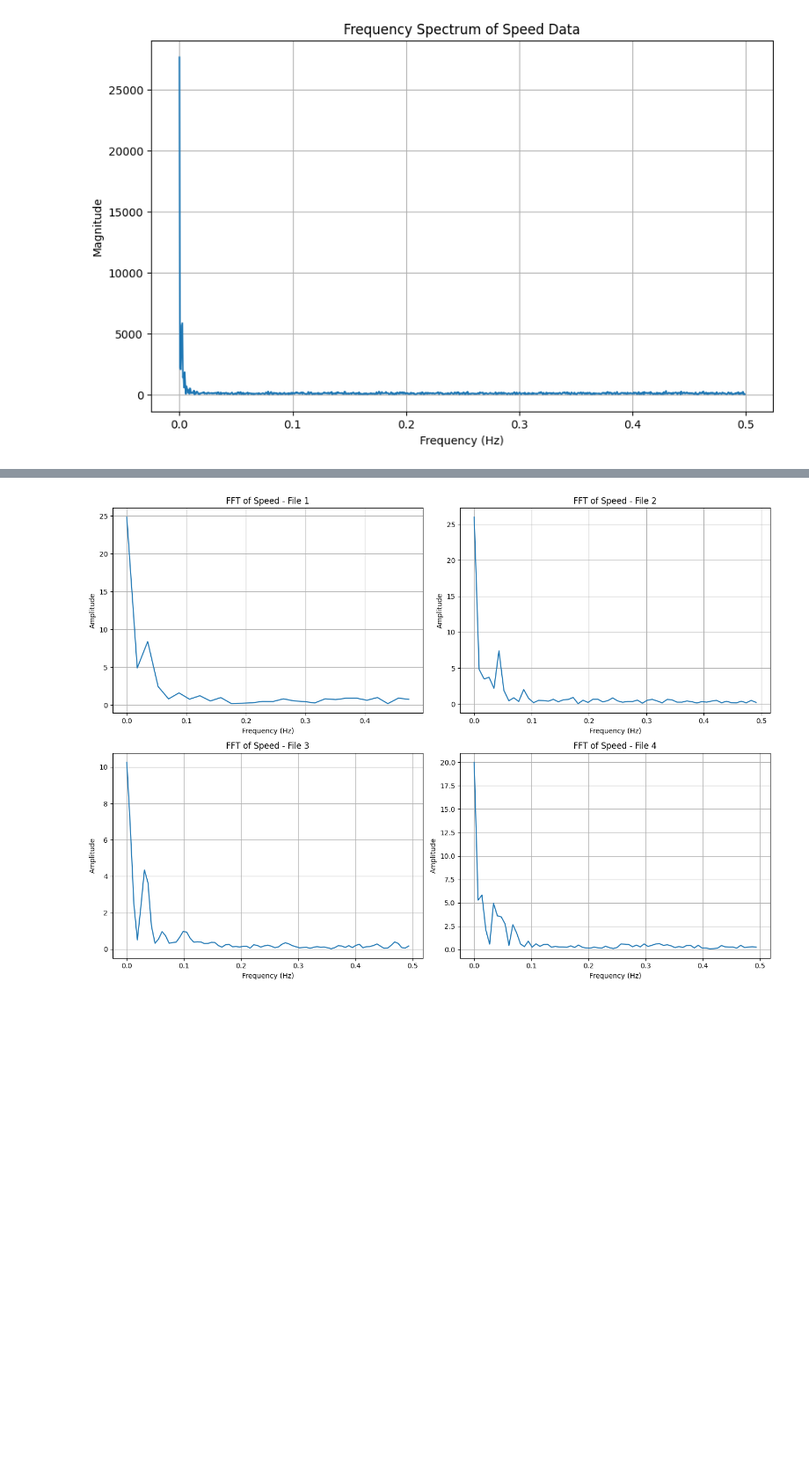
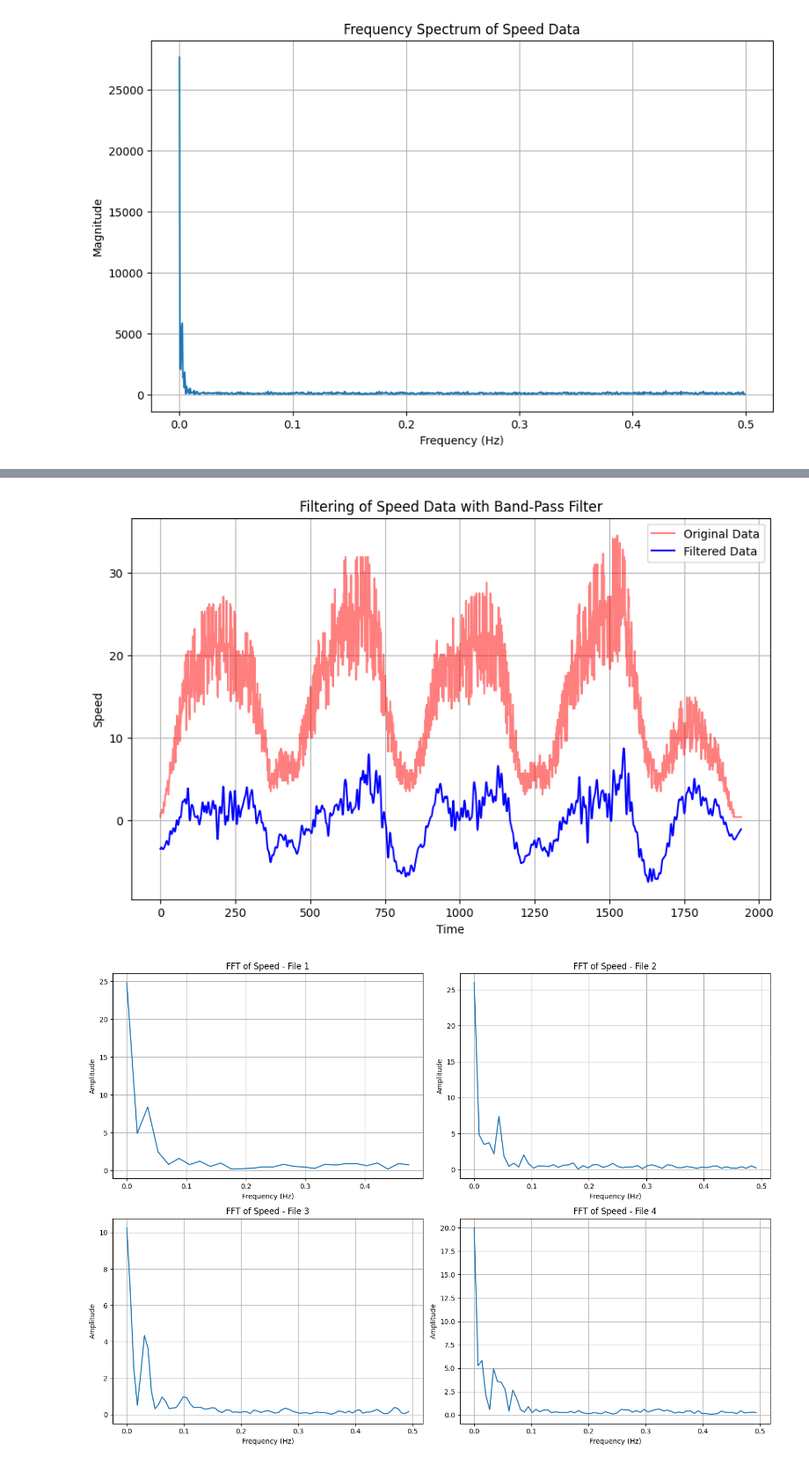
Before and after one commit to aliftffd/Data_kalibrasi, a Jupyter notebook: data.ipynb, the cells around one changed output, grey strips where cells are left out. Shown at 88% size. Saved outputs shown, nothing was run; the diff lists cells and outputs as text; code cells hidden in the pictures; blank space fills up the shorter version.

```diff
--- a/data.ipynb
+++ b/data.ipynb
@@ -773,3 +817,32 @@ plt.show()
+# %%
+# Define cutoff frequencies for the band-pass filter
+low_cutoff_frequency = 0.005  # Low-pass filter cutoff frequency
+high_cutoff_frequency = 0.2  # High-pass filter cutoff frequency
+
+# Read data from CSV file
+csv_file_path = 'kalibrasi 40 kedua.csv'  # Replace with your CSV file path
+data = pd.read_csv(csv_file_path)
+speed_data = data['Speed'].values
+
+# Set up the band-pass filter
+order = 4  # Order of the band-pass filter (adjust as needed)
+b, a = butter(order, [low_cutoff_frequency, high_cutoff_frequency], btype='band')
+
+# Apply the band-pass filter to the speed data
+filtered_speed_data = filtfilt(b, a, speed_data)
+
+# Plot original and filtered speed data
+plt.figure(figsize=(10, 6))
+plt.plot(data.index, speed_data, label='Original Data', alpha=0.5, color='red')
+plt.plot(data.index, filtered_speed_data, label='Filtered Data', color='blue')
+plt.title('Filtering of Speed Data with Band-Pass Filter')
+plt.xlabel('Time')
+plt.ylabel('Speed')
+plt.legend()
+plt.grid()
+plt.show()
+# %% [output]
+[figure, added]
 # %%
 def process_file(file_path):
     # Membaca data dari file CSV
```
Also changed, not shown: parts of 4 cells of this notebook.
